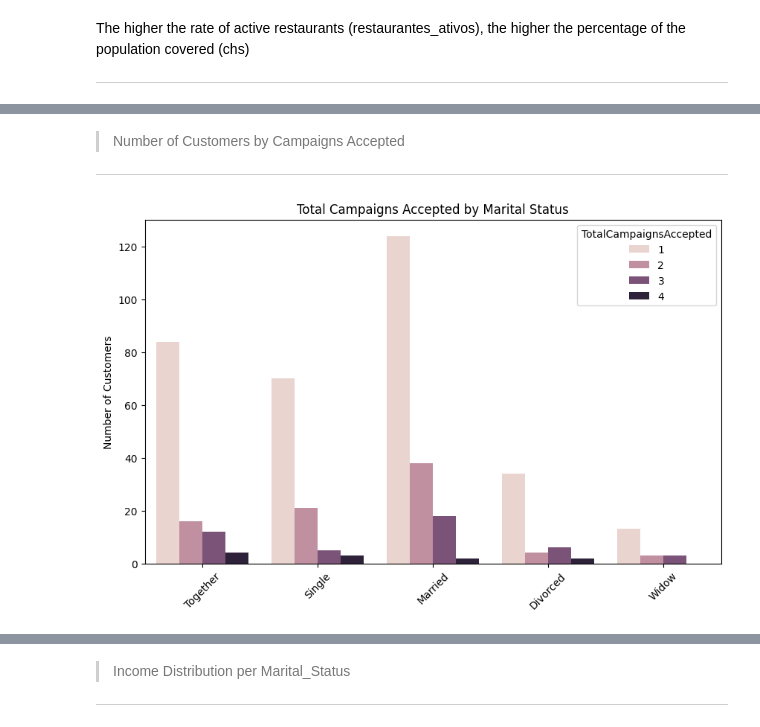
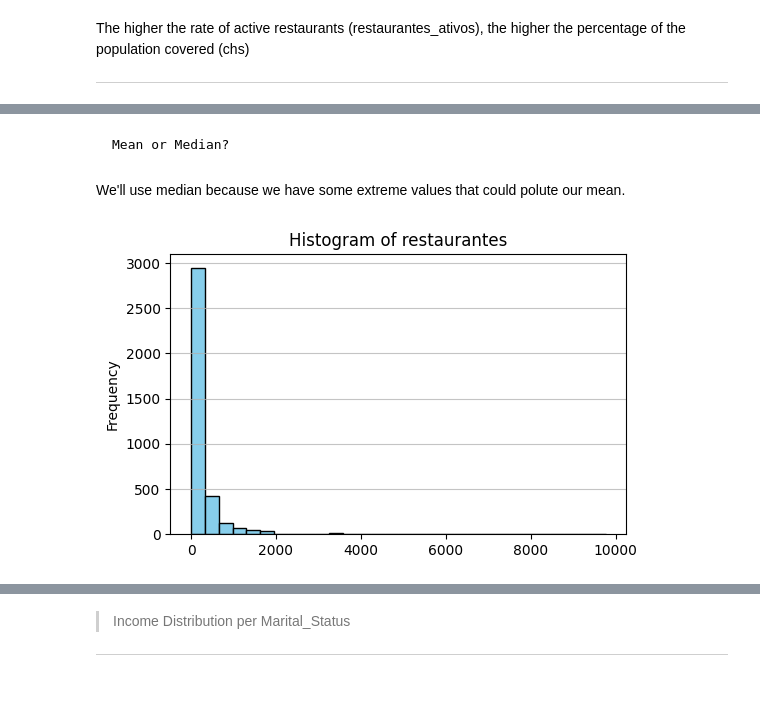
Before and after one commit to j4-metrics/Case-Ifood---Data-Analyst, a Jupyter notebook: PS_Ifood_Data_Analyst.ipynb, the cells around one changed output, grey strips where cells are left out. Cells and saved outputs as stored; diff of their text form; code cells hidden in the pictures; blank space fills up the shorter version.

```diff
--- a/PS_Ifood_Data_Analyst.ipynb
+++ b/PS_Ifood_Data_Analyst.ipynb
@@ -331,28 +297,0 @@ df['InHouse'] = np.select(conditions, choices, default='Other')
-# %%
-# Age of customer during the period of campaigns
-df['Dt_Customer'] = pd.to_datetime(df['Dt_Customer'])
-df['Year_Customer'] = df['Dt_Customer'].dt.year
-df['Age'] = df["Year_Customer"] - df['Year_Birth']
-
-# Education
-df['EducationLevel'] = df['Education'].apply(lambda x: 'High' if x in ["Graduation","PhD","Master"] else ('Middle' if x in ["Basic"] else 'Low'))
-
-# Total Number of Campaigns
-df['TotalCampaignsAccepted'] = df[['AcceptedCmp1', 'AcceptedCmp2', 'AcceptedCmp3', 'AcceptedCmp4', 'AcceptedCmp5']].sum(axis=1)
-
-# Spent
-df['Spent'] = df[['MntWines', 'MntFruits', 'MntMeatProducts', 'MntFishProducts', 'MntSweetProducts', 'MntGoldProds']].sum(axis=1)
-
-# Total Purchases
-df['TotalPurchases'] = df[['NumDealsPurchases', 'NumWebPurchases', 'NumCatalogPurchases', 'NumStorePurchases']].sum(axis=1)
-
-# Average spend per purchase
-df['AverageSpend'] = df['Spent'] / df['TotalPurchases']
-
-# Variable to indicate parenthood
-df['HasChildren'] = (df['Kidhome'] + df['Teenhome'] > 0).astype(int)
-
-# Variable to indicate parenthood
-df['ChildrenAtHome'] = (df['Kidhome'] + df['Teenhome'])
-
-df.shape
@@ -369,7 +297,0 @@ df[df["Marital_Status"].isin(["YOLO", "Absurd"])].shape
-# %%
-# Filtering all registers that are different from "YOLO", "Absurd"
-df = df[~df["Marital_Status"].isin(["YOLO", "Absurd"])]
-
-# The 'Z_CostContact' and 'Z_Revenue' columns are constant, so we can drop them as they do not provide any explanatory power.
-df.drop(columns=["Z_CostContact", "Z_Revenue"], inplace=True)
-df.shape
@@ -441,17 +298,8 @@ plt.show()
-# %% [markdown]
-> Number of Customers by Campaigns Accepted
-___
-# %%
-import matplotlib.pyplot as plt
-import seaborn as sns
-
-# Assuming 'df' is your DataFrame and it has columns 'TotalCampaignsAccepted' and 'Marital_Status'
-plt.figure(figsize=(10, 6))
-sns.countplot(x='Marital_Status', hue='TotalCampaignsAccepted', data=df[df["TotalCampaignsAccepted"]!=0])
-plt.title('Total Campaigns Accepted by Marital Status')
-plt.xlabel('')
-plt.ylabel('Number of Customers')
-plt.xticks(rotation=45)
-plt.show()
-# %% [output]
-[figure, removed]
+# %% [markdown]
+    Mean or Median?
+# %% [markdown]
+We'll use median because we have some extreme values that could polute our mean.
+# %%
+mf.plot_hist(df, 'restaurantes')
+# %% [output]
+[figure, added]
```
Also changed, not shown: parts of 30 cells of this notebook, 9 other files.
